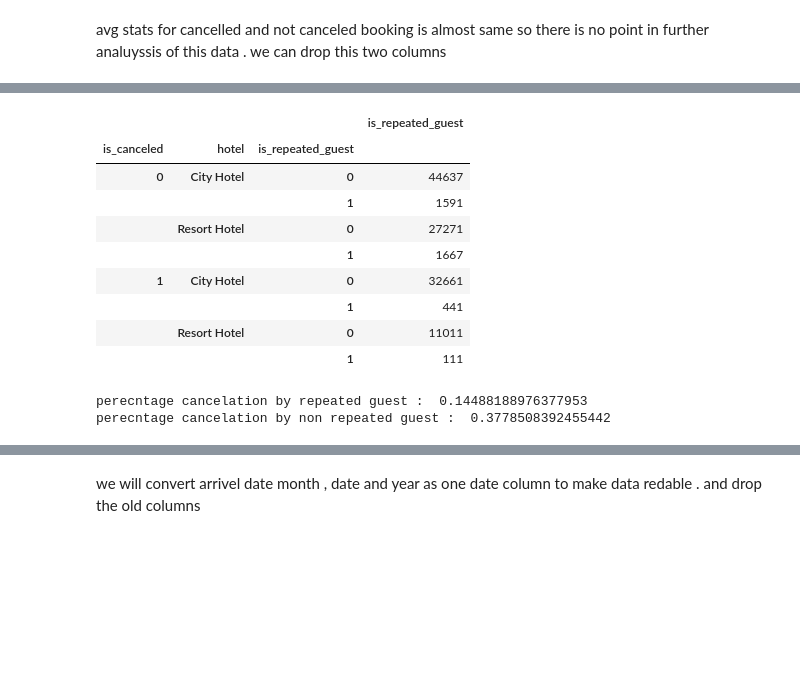
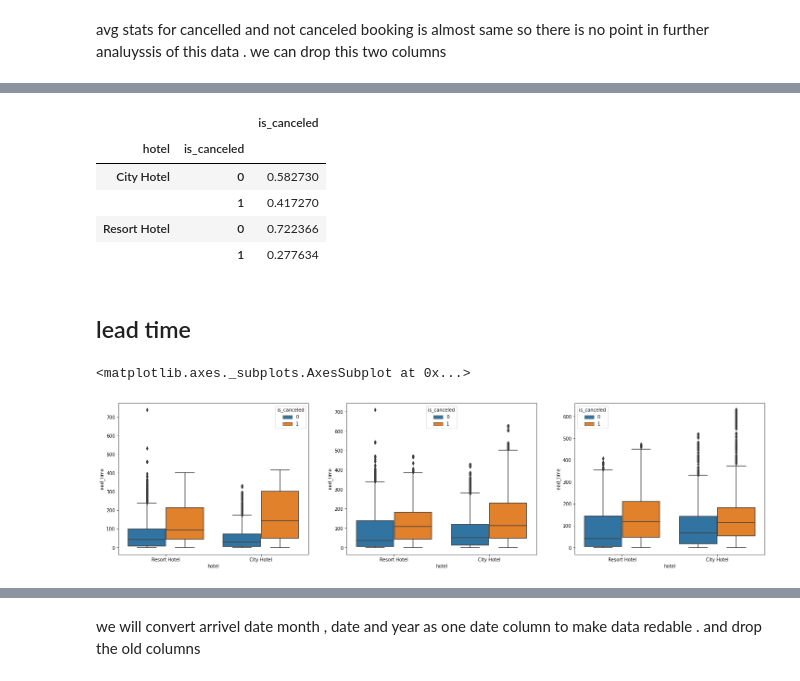
Before and after one commit to GaikwadSandesh/HotelBookingAnalysis, a Jupyter notebook: Hotel_Booking_Analysis_Capstone_Project.ipynb, the cells around one changed output, grey strips where cells are left out. Saved outputs shown, nothing was run; the diff lists cells and outputs as text; code cells hidden in the pictures; blank space fills up the shorter version.

Commit message:
cancelation pattern done

```diff
--- a/Hotel_Booking_Analysis_Capstone_Project.ipynb
+++ b/Hotel_Booking_Analysis_Capstone_Project.ipynb
@@ -160,24 +153,12 @@ Index(['hotel', 'is_canceled', 'lead_time', 'country', 'market_segment',
 # %%
-repeat_guest_df = df.groupby(['is_canceled' , 'hotel'])['is_repeated_guest'].value_counts().to_frame()
+cancelation_df = df.groupby([ 'hotel'])['is_canceled'].value_counts(normalize=True).to_frame()
+cancelation_df
+# %% [output]
+|  |  | is_canceled |
+| hotel | is_canceled |  |
+| City Hotel | 0 | 0.582730 |
+|  | 1 | 0.417270 |
+| Resort Hotel | 0 | 0.722366 |
+|  | 1 | 0.277634 |
-# %%
-repeat_guest_df
-# %% [output]
-|  |  |  | is_repeated_guest |
-| is_canceled | hotel | is_repeated_guest |  |
-| 0 | City Hotel | 0 | 44637 |
-|  |  | 1 | 1591 |
-|  | Resort Hotel | 0 | 27271 |
-|  |  | 1 | 1667 |
-| 1 | City Hotel | 0 | 32661 |
-|  |  | 1 | 441 |
-|  | Resort Hotel | 0 | 11011 |
-|  |  | 1 | 111 |
-# %%
-#percentage cancellation by non repeat guest
-non_repeated_cancel= (43672)/(71908+43672)
-repeated_cancel = (552)/(552+3258)
-print('perecntage cancelation by repeated guest : ' , repeated_cancel)
-print('perecntage cancelation by non repeated guest : ' , non_repeated_cancel)
-# %% [output]
-perecntage cancelation by repeated guest :  0.14488188976377953
-perecntage cancelation by non repeated guest :  0.3778508392455442
+# %% [markdown]
+## lead time
@@ -183,0 +167,8 @@ perecntage cancelation by non repeated guest :  0.3778508392455442
+# %%
+fig , axis = plt.subplots(1,3 ,figsize=(25,6))
+sns.boxplot(y = 'lead_time', x= 'hotel',data=df.loc[df['arrival_date_year'] == 2015] , hue='is_canceled' , ax= axis[0])
+sns.boxplot(y = 'lead_time', x= 'hotel',data=df.loc[df['arrival_date_year'] == 2016] , hue='is_canceled' , ax= axis[1])
+sns.boxplot(y = 'lead_time', x= 'hotel',data=df.loc[df['arrival_date_year'] == 2017] , hue='is_canceled' , ax= axis[2])
+# %% [output]
+<matplotlib.axes._subplots.AxesSubplot at 0x...>
+[figure, added]
```
Also changed, not shown: parts of 35 cells of this notebook.
